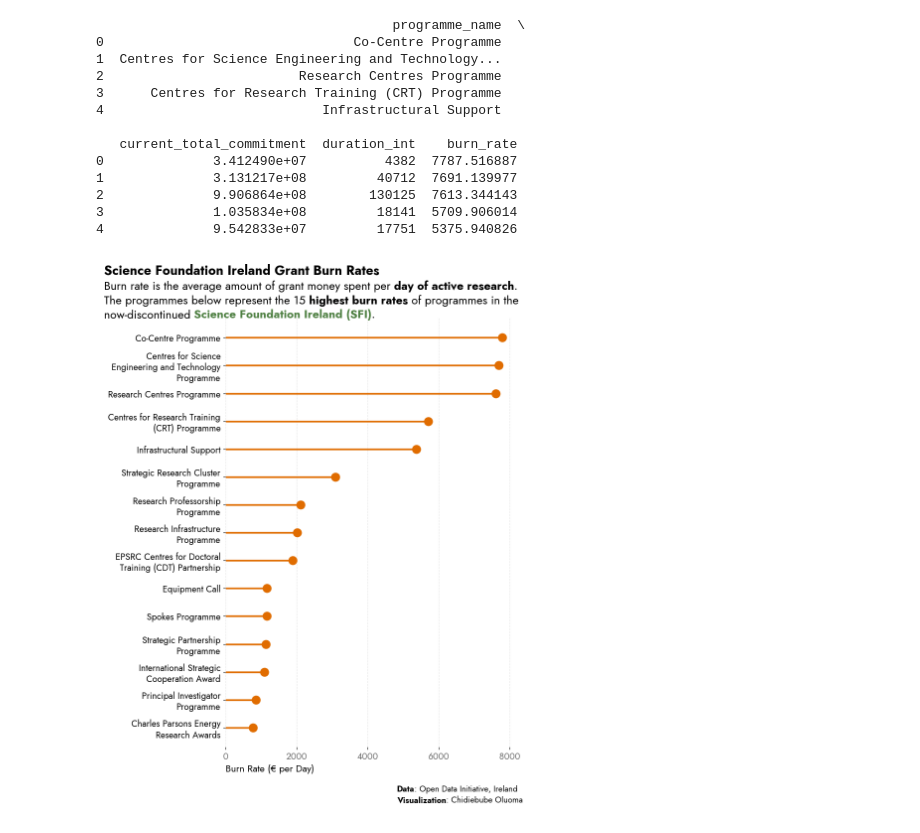
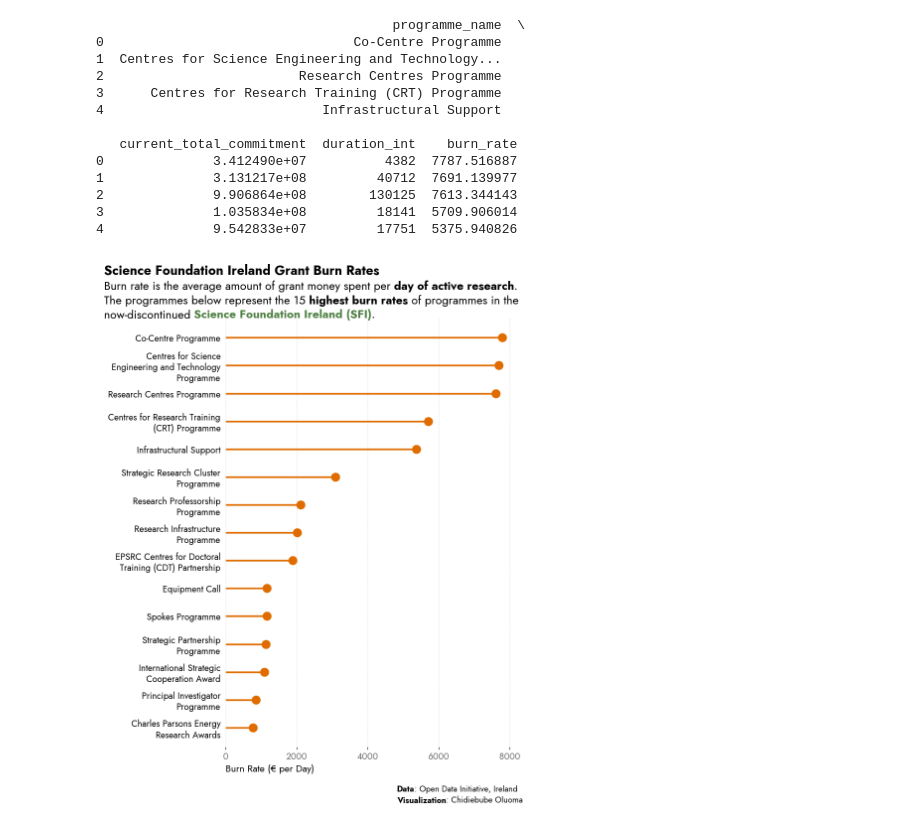
Before and after one commit to Peplinn/visualizations, a Jupyter notebook: tidytuesday/sfi-grants/playground.ipynb, the cells around one changed output. Saved outputs shown, nothing was run; the diff lists cells and outputs as text; code cells hidden in the pictures.

Commit message:
Output Visualization

```diff
--- a/tidytuesday/sfi-grants/playground.ipynb
+++ b/tidytuesday/sfi-grants/playground.ipynb
@@ -384,6 +384,7 @@ for label in ax.get_xticklabels():
     label.set_color("dimgray")
 
 ax.grid(axis='x', linestyle='--', alpha=0.3, zorder=0)
+ax.tick_params(axis = "y", which = "both", left = False)
 
 fig_text(
     0.07, 0.85, plot_description,
@@ -396,31 +397,31 @@ fig_text(
         {"fontproperties": jost_font_bold},
         {"fontproperties": jost_font_bold},
         {"fontproperties": jost_font_bold, "color": "#508144"},
     ]
 )
 
 fig_text(
     0.07, 0.9, plot_title,
     ha='left', va='center',
     fontsize=19,
     color='black',
     fontproperties = jost_font_bold,
 )
 
 fig_text(
     0.66, 0.02,
     credit_text,
     ha='left', va='center',
     fontsize=12,
     color='black',
     fontproperties = jost_font,
     highlight_textprops=[
         {"fontproperties": jost_font_bold},
         {"fontproperties": jost_font_bold},
     ]
 )
 
 # plt.tight_layout()
 plt.show()
 # %% [output]
-[figure, old version]
+[figure, new version]
```
Also changed, not shown: 1 other file.
